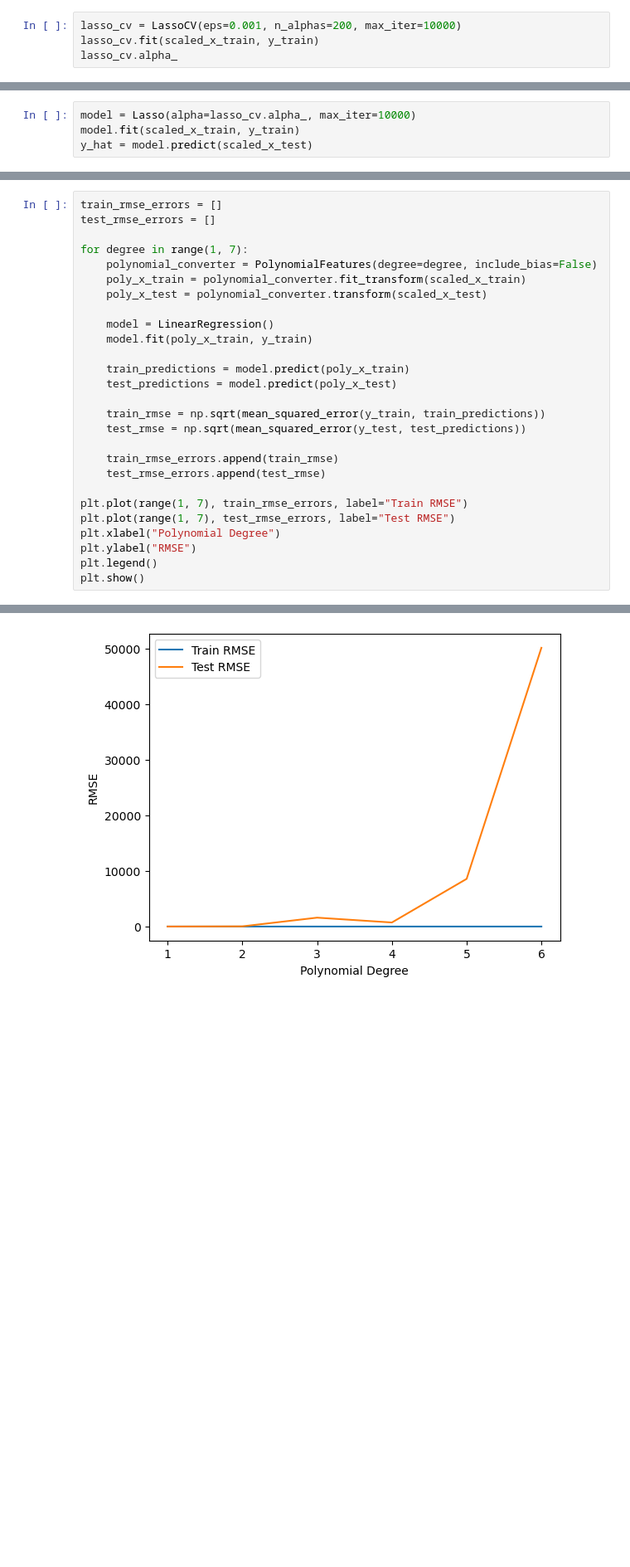
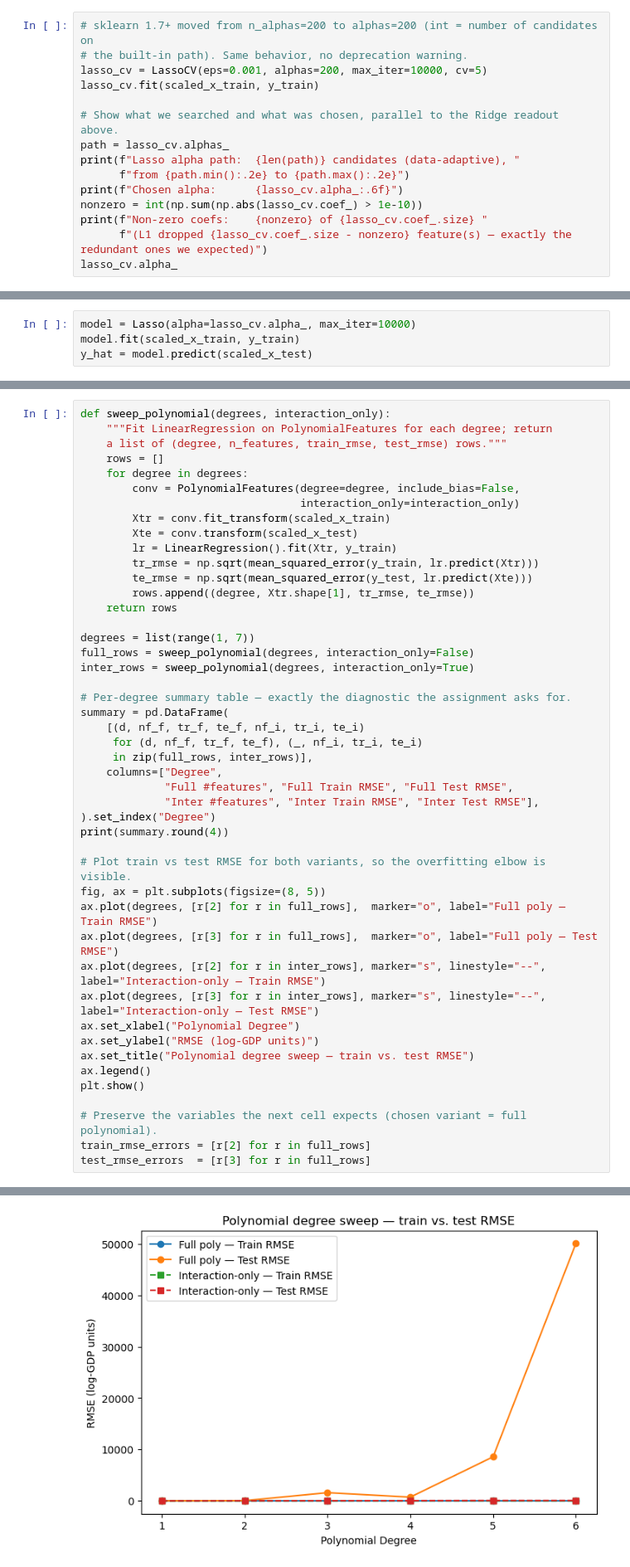
Before and after one commit to AdirBuskila/ecom-project-2, a Jupyter notebook: covid_gdp.ipynb, the cells around one changed output, grey strips where cells are left out. Shown at 83% size. Saved outputs shown, nothing was run; the diff lists cells and outputs as text; blank space fills up the shorter version.

```diff
--- a/covid_gdp.ipynb
+++ b/covid_gdp.ipynb
@@ -326,5 +349,16 @@ Lasso regression adds L1 regularization, which can zero out coefficients entirel
 # %%
-lasso_cv = LassoCV(eps=0.001, n_alphas=200, max_iter=10000)
+# sklearn 1.7+ moved from n_alphas=200 to alphas=200 (int = number of candidates on
+# the built-in path). Same behavior, no deprecation warning.
+lasso_cv = LassoCV(eps=0.001, alphas=200, max_iter=10000, cv=5)
 lasso_cv.fit(scaled_x_train, y_train)
+
+# Show what we searched and what was chosen, parallel to the Ridge readout above.
+path = lasso_cv.alphas_
+print(f"Lasso alpha path:  {len(path)} candidates (data-adaptive), "
+      f"from {path.min():.2e} to {path.max():.2e}")
+print(f"Chosen alpha:      {lasso_cv.alpha_:.6f}")
+nonzero = int(np.sum(np.abs(lasso_cv.coef_) > 1e-10))
+print(f"Non-zero coefs:    {nonzero} of {lasso_cv.coef_.size} "
+      f"(L1 dropped {lasso_cv.coef_.size - nonzero} feature(s) — exactly the redundant ones we expected)")
 lasso_cv.alpha_
 # %% [output]
@@ -359,28 +403,47 @@ Polynomial regression creates interaction and higher-order terms from the featur
 # %%
-train_rmse_errors = []
-test_rmse_errors = []
+def sweep_polynomial(degrees, interaction_only):
+    """Fit LinearRegression on PolynomialFeatures for each degree; return
+    a list of (degree, n_features, train_rmse, test_rmse) rows."""
+    rows = []
+    for degree in degrees:
+        conv = PolynomialFeatures(degree=degree, include_bias=False,
+                                  interaction_only=interaction_only)
+        Xtr = conv.fit_transform(scaled_x_train)
+        Xte = conv.transform(scaled_x_test)
+        lr = LinearRegression().fit(Xtr, y_train)
+        tr_rmse = np.sqrt(mean_squared_error(y_train, lr.predict(Xtr)))
+        te_rmse = np.sqrt(mean_squared_error(y_test, lr.predict(Xte)))
+        rows.append((degree, Xtr.shape[1], tr_rmse, te_rmse))
+    return rows
 
-for degree in range(1, 7):
-    polynomial_converter = PolynomialFeatures(degree=degree, include_bias=False)
-    poly_x_train = polynomial_converter.fit_transform(scaled_x_train)
-    poly_x_test = polynomial_converter.transform(scaled_x_test)
+degrees = list(range(1, 7))
+full_rows = sweep_polynomial(degrees, interaction_only=False)
+inter_rows = sweep_polynomial(degrees, interaction_only=True)
 
-    model = LinearRegression()
-    model.fit(poly_x_train, y_train)
+# Per-degree summary table — exactly the diagnostic the assignment asks for.
+summary = pd.DataFrame(
+    [(d, nf_f, tr_f, te_f, nf_i, tr_i, te_i)
+     for (d, nf_f, tr_f, te_f), (_, nf_i, tr_i, te_i)
+     in zip(full_rows, inter_rows)],
+    columns=["Degree",
+             "Full #features", "Full Train RMSE", "Full Test RMSE",
+             "Inter #features", "Inter Train RMSE", "Inter Test RMSE"],
+).set_index("Degree")
+print(summary.round(4))
 
-    train_predictions = model.predict(poly_x_train)
-    test_predictions = model.predict(poly_x_test)
+# Plot train vs test RMSE for both variants, so the overfitting elbow is visible.
+fig, ax = plt.subplots(figsize=(8, 5))
+ax.plot(degrees, [r[2] for r in full_rows],  marker="o", label="Full poly — Train RMSE")
+ax.plot(degrees, [r[3] for r in full_rows],  marker="o", label="Full poly — Test RMSE")
+ax.plot(degrees, [r[2] for r in inter_rows], marker="s", linestyle="--", label="Interaction-only — Train RMSE")
+ax.plot(degrees, [r[3] for r in inter_rows], marker="s", linestyle="--", label="Interaction-only — Test RMSE")
+ax.set_xlabel("Polynomial Degree")
+ax.set_ylabel("RMSE (log-GDP units)")
+ax.set_title("Polynomial degree sweep — train vs. test RMSE")
+ax.legend()
+plt.show()
 
-    train_rmse = np.sqrt(mean_squared_error(y_train, train_predictions))
-    test_rmse = np.sqrt(mean_squared_error(y_test, test_predictions))
-
-    train_rmse_errors.append(train_rmse)
-    test_rmse_errors.append(test_rmse)
-
-plt.plot(range(1, 7), train_rmse_errors, label="Train RMSE")
-plt.plot(range(1, 7), test_rmse_errors, label="Test RMSE")
-plt.xlabel("Polynomial Degree")
-plt.ylabel("RMSE")
-plt.legend()
-plt.show()
+# Preserve the variables the next cell expects (chosen variant = full polynomial).
+train_rmse_errors = [r[2] for r in full_rows]
+test_rmse_errors  = [r[3] for r in full_rows]
 # %% [output]
@@ -387,2 +467,2 @@ plt.show()
-[figure, old version]
+[figure, new version]
 # %% [markdown]
```
Also changed, not shown: parts of 18 cells of this notebook, 3 other files.
